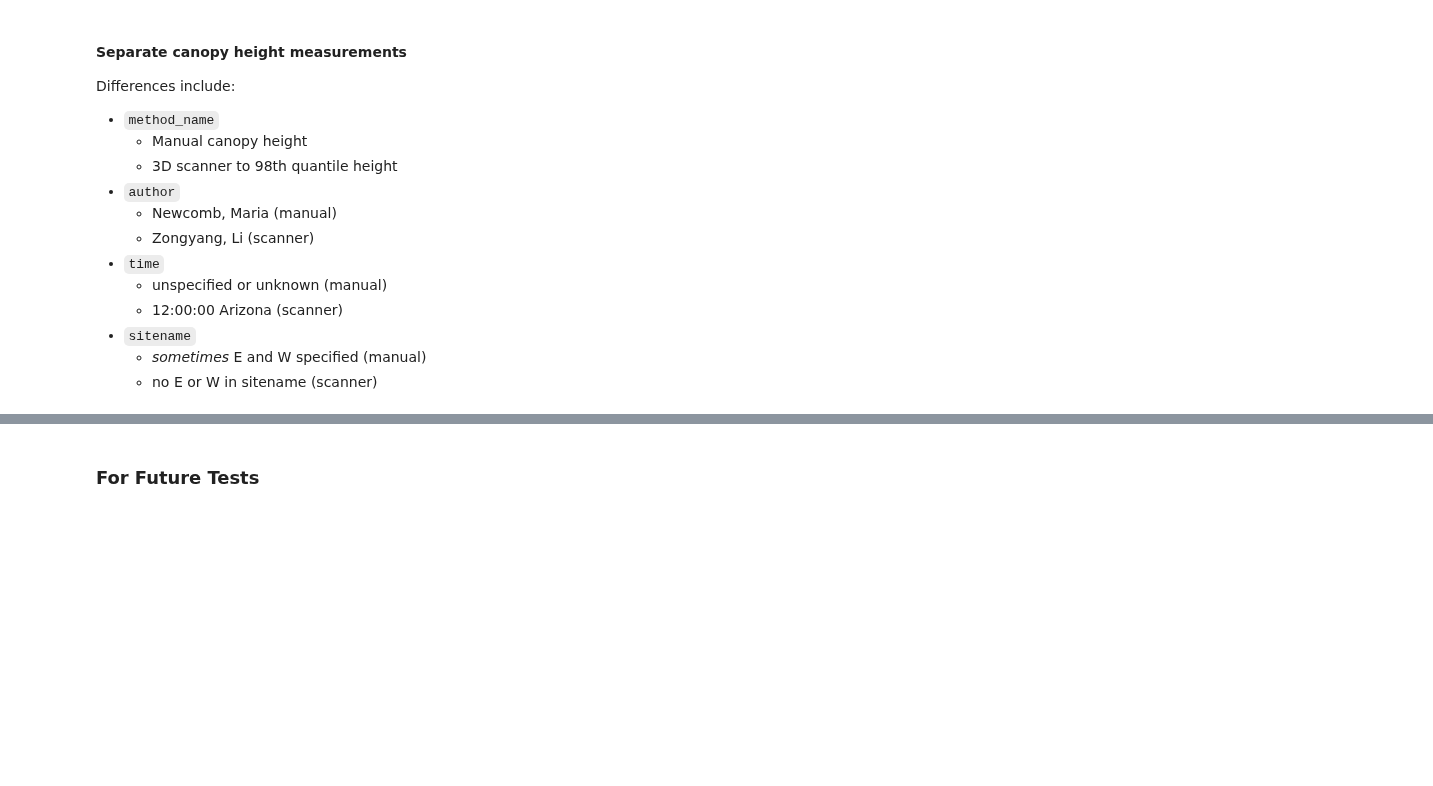
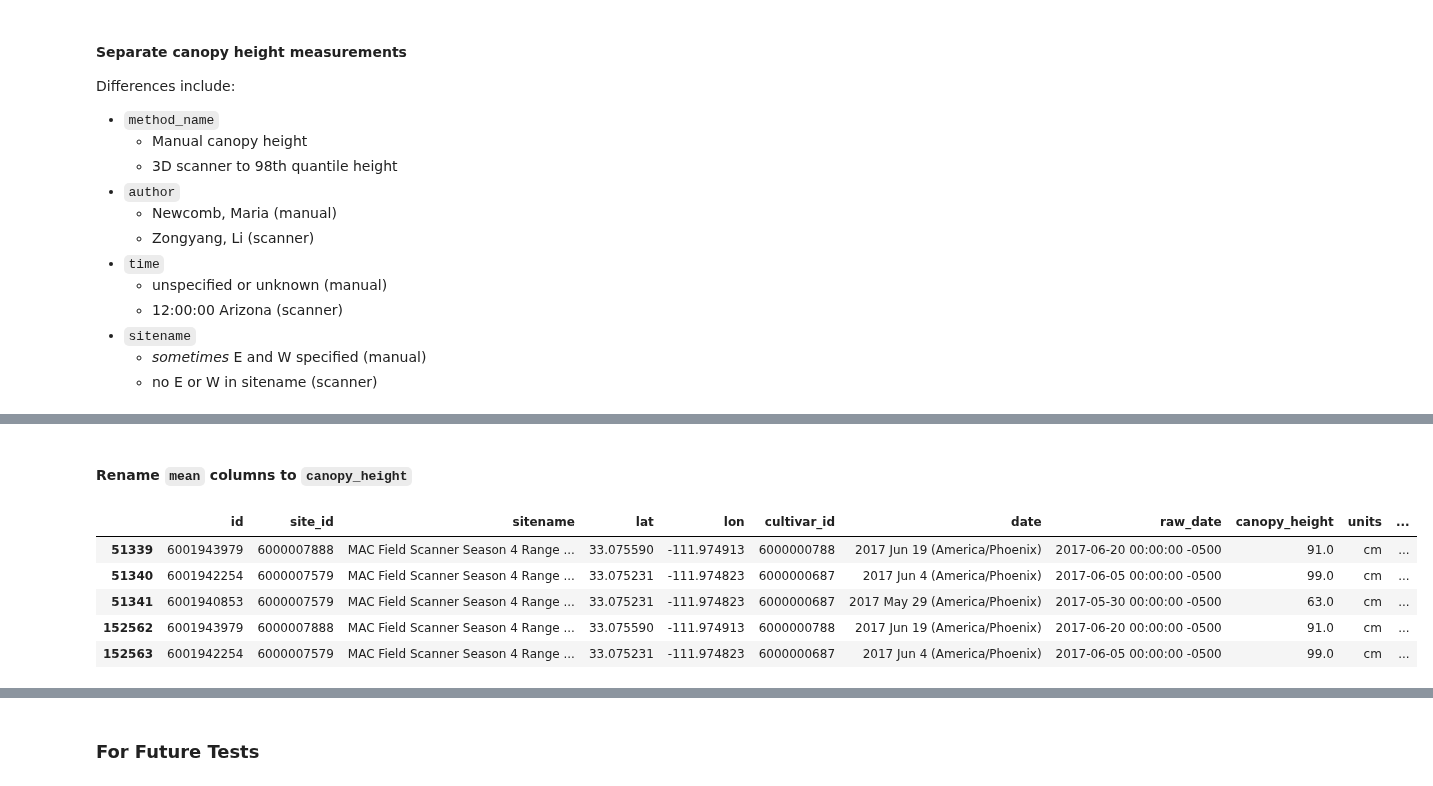
Before and after one commit to genophenoenvo/terraref-datasets, a Jupyter notebook: notebooks/canopy_heights.ipynb, the cells around one changed output, grey strips where cells are left out. Saved outputs shown, nothing was run; the diff lists cells and outputs as text; code cells hidden in the pictures; blank space fills up the shorter version.

```diff
--- a/notebooks/canopy_heights.ipynb
+++ b/notebooks/canopy_heights.ipynb
@@ -124,0 +223,14 @@ Time values for scanner df: ['12:00:00 (America/Phoenix)']
+# %% [markdown]
+#### Rename `mean` columns to `canopy_height`
+# %%
+scanner_df_2 = scanner_df_1.rename({'mean': 'canopy_height'}, axis=1)
+manual_df_2 = manual_df_1.rename({'mean': 'canopy_height'}, axis=1)
+
+# manual_df_2.head()
+# %% [output]
+|  | id | site_id | sitename | lat | lon | cultivar_id | date | raw_date | canopy_height | units | ... |
+| 51339 | 6001943979 | 6000007888 | MAC Field Scanner Season 4 Range ... | 33.075590 | -111.974913 | 6000000788 | 2017 Jun 19 (America/Phoenix) | 2017-06-20 00:00:00 -0500 | 91.0 | cm | ... |
+| 51340 | 6001942254 | 6000007579 | MAC Field Scanner Season 4 Range ... | 33.075231 | -111.974823 | 6000000687 | 2017 Jun 4 (America/Phoenix) | 2017-06-05 00:00:00 -0500 | 99.0 | cm | ... |
+| 51341 | 6001940853 | 6000007579 | MAC Field Scanner Season 4 Range ... | 33.075231 | -111.974823 | 6000000687 | 2017 May 29 (America/Phoenix) | 2017-05-30 00:00:00 -0500 | 63.0 | cm | ... |
+| 152562 | 6001943979 | 6000007888 | MAC Field Scanner Season 4 Range ... | 33.075590 | -111.974913 | 6000000788 | 2017 Jun 19 (America/Phoenix) | 2017-06-20 00:00:00 -0500 | 91.0 | cm | ... |
+| 152563 | 6001942254 | 6000007579 | MAC Field Scanner Season 4 Range ... | 33.075231 | -111.974823 | 6000000687 | 2017 Jun 4 (America/Phoenix) | 2017-06-05 00:00:00 -0500 | 99.0 | cm | ... |
```
Also changed, not shown: parts of 24 cells of this notebook.
